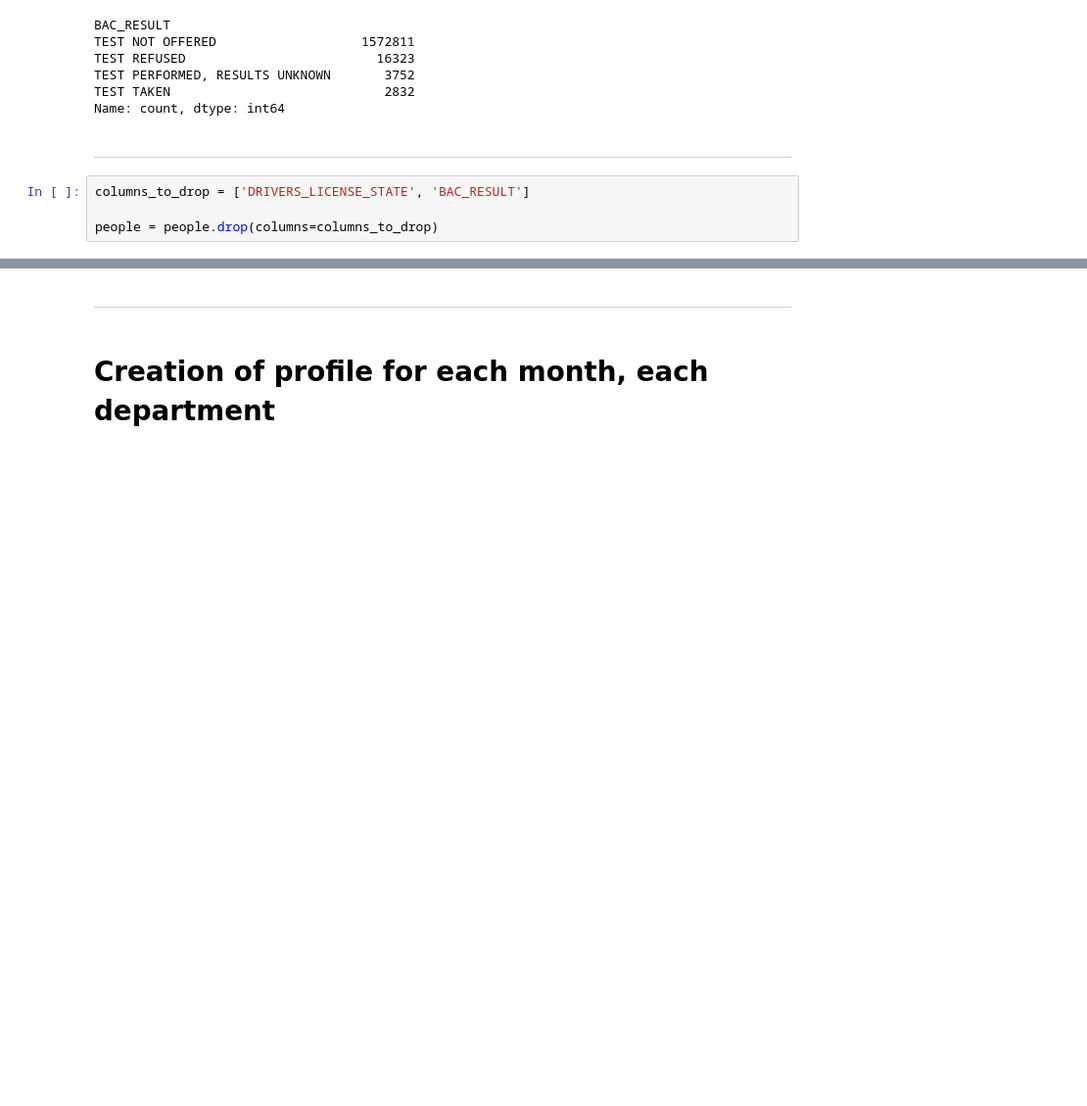
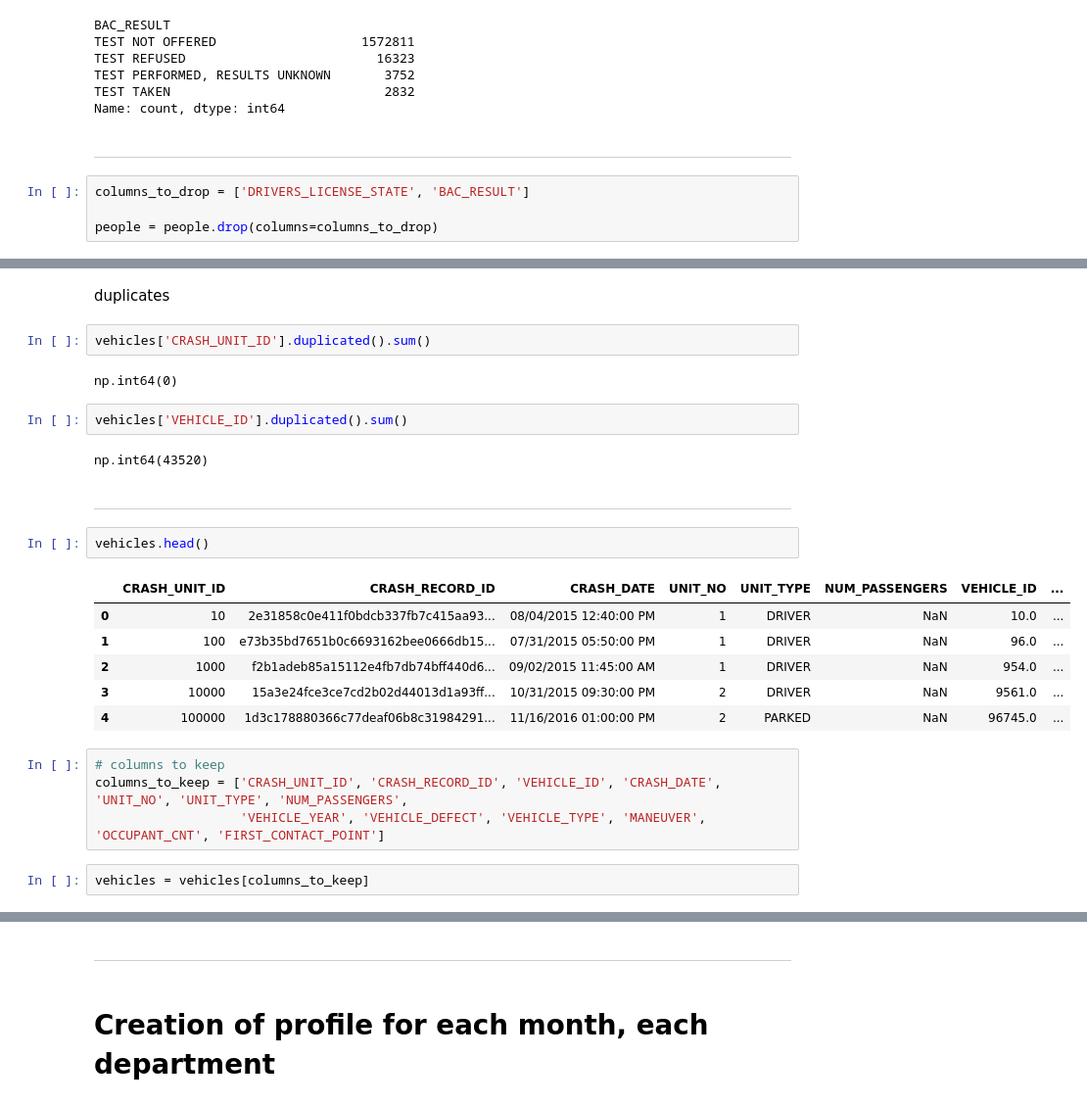
Before and after one commit to lavo2/DataMining-Project, a Jupyter notebook: 1-understanding.ipynb, the cells around one changed output, grey strips where cells are left out. Shown at 98% size. Cells and saved outputs as stored; diff of their text form; blank space fills up the shorter version.

```diff
--- a/1-understanding.ipynb
+++ b/1-understanding.ipynb
@@ -1638,0 +1719,27 @@ people = people.drop(columns=columns_to_drop)
+# %% [markdown]
+duplicates
+# %%
+vehicles['CRASH_UNIT_ID'].duplicated().sum()
+# %% [output]
+np.int64(0)
+# %%
+vehicles['VEHICLE_ID'].duplicated().sum()
+# %% [output]
+np.int64(43520)
+# %% [markdown]
+---
+# %%
+vehicles.head()
+# %% [output]
+|  | CRASH_UNIT_ID | CRASH_RECORD_ID | CRASH_DATE | UNIT_NO | UNIT_TYPE | NUM_PASSENGERS | VEHICLE_ID | ... |
+| 0 | 10 | 2e31858c0e411f0bdcb337fb7c415aa93... | 08/04/2015 12:40:00 PM | 1 | DRIVER | NaN | 10.0 | ... |
+| 1 | 100 | e73b35bd7651b0c6693162bee0666db15... | 07/31/2015 05:50:00 PM | 1 | DRIVER | NaN | 96.0 | ... |
+| 2 | 1000 | f2b1adeb85a15112e4fb7db74bff440d6... | 09/02/2015 11:45:00 AM | 1 | DRIVER | NaN | 954.0 | ... |
+| 3 | 10000 | 15a3e24fce3ce7cd2b02d44013d1a93ff... | 10/31/2015 09:30:00 PM | 2 | DRIVER | NaN | 9561.0 | ... |
+| 4 | 100000 | 1d3c178880366c77deaf06b8c31984291... | 11/16/2016 01:00:00 PM | 2 | PARKED | NaN | 96745.0 | ... |
+# %%
+# columns to keep
+columns_to_keep = ['CRASH_UNIT_ID', 'CRASH_RECORD_ID', 'VEHICLE_ID', 'CRASH_DATE', 'UNIT_NO', 'UNIT_TYPE', 'NUM_PASSENGERS',
+                   'VEHICLE_YEAR', 'VEHICLE_DEFECT', 'VEHICLE_TYPE', 'MANEUVER', 'OCCUPANT_CNT', 'FIRST_CONTACT_POINT']
+# %%
+vehicles = vehicles[columns_to_keep]
```
Also changed, not shown: parts of 52 cells of this notebook, 3 other files.
